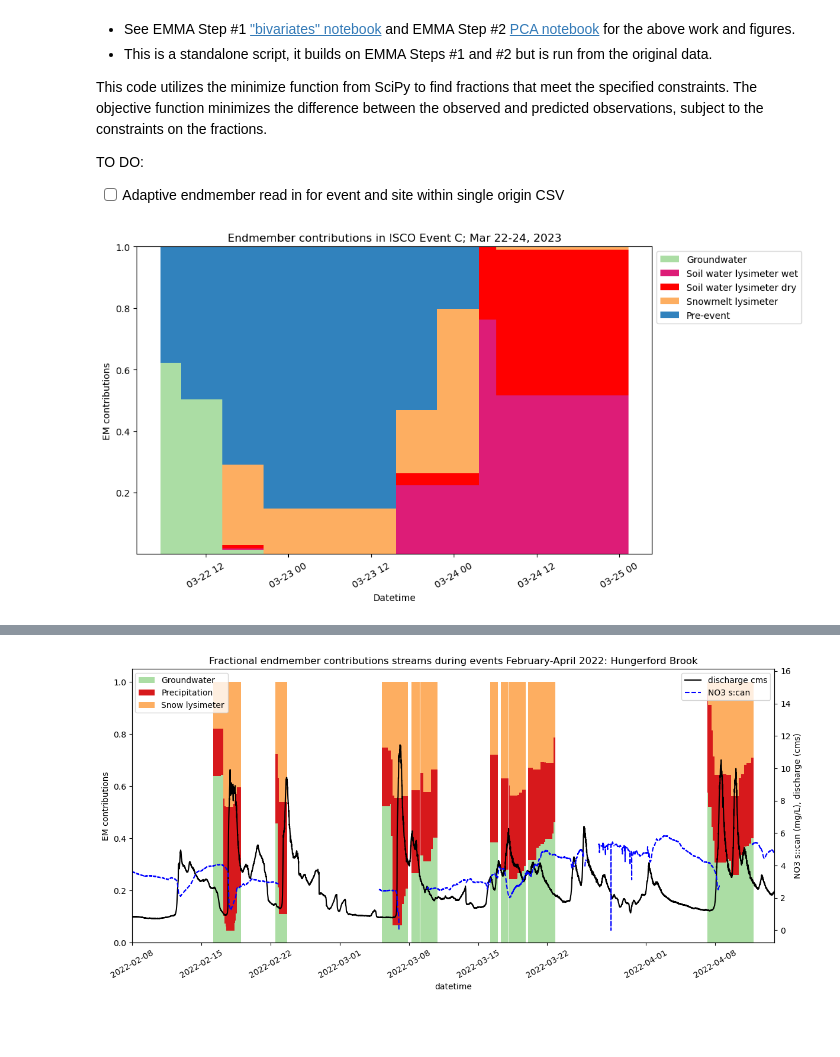
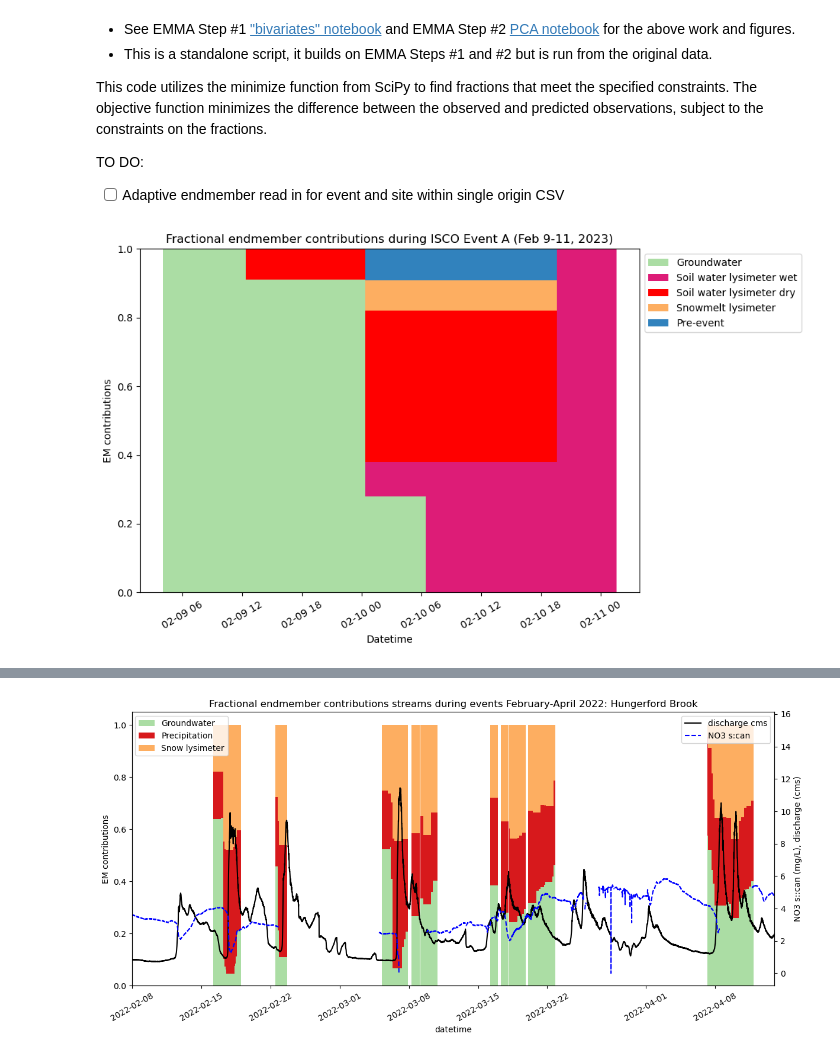
Before and after one commit to MeganEDuffy/EMMA, a Jupyter notebook: EMMA/Hungerford_2023_ISCO_EMMA.ipynb, the cells around one changed output, grey strips where cells are left out. Saved outputs shown, nothing was run; the diff lists cells and outputs as text; code cells hidden in the pictures; blank space fills up the shorter version.

```diff
--- a/EMMA/Hungerford_2023_ISCO_EMMA.ipynb
+++ b/EMMA/Hungerford_2023_ISCO_EMMA.ipynb
@@ -93,6 +93,13 @@ pca_2Dresult_streamwater = pd.DataFrame(pca_result_streamwater, columns=pcs)
 pca_2Dresult_streamwater = pd.concat([subset_streamwater[identifying_columns].reset_index(drop=True),
                                       pca_2Dresult_streamwater], axis=1)
 
+# PCA for endmembers
+subset_endmembers = em_data[selected_parameters]
+scaler = StandardScaler()
+scaled_endmembers = scaler.fit_transform(subset_endmembers)
+pca_endmembers = PCA(n_components=2)
+pca_result_endmembers = pca_endmembers.fit_transform(scaled_endmembers)
+
 #########
 # EMMA  #
 #########
@@ -127,53 +134,92 @@ for i in range(len(pca_result_streamwater)):
 fractions = np.vstack(fractions)
 
 # Create a DataFrame with the fraction information
-fractions_df = pd.DataFrame(fractions, columns=endmember_data['Type'])
+fractions_df = pd.DataFrame(fractions, columns=em_data['Type'])
 
 # Attach identifying information back to fractions DataFrame
 fractions_df = pd.concat([subset_streamwater[identifying_columns].reset_index(drop=True), fractions_df], axis=1)
 
 # Optionally, calculate the sum of fractions (on numeric columns only)
-fractions_df['Sum Fractions'] = fractions_df[endmember_data['Type']].sum(axis=1)
+fractions_df['Sum Fractions'] = fractions_df[em_data['Type']].sum(axis=1)
 
 #######################
 # VISUALIAZE THE EMMA #
 #######################
 
+# Filter data for samples in Event A
+eventA_df = fractions_df[(fractions_df['Datetime'] >= '02/09/2023 00:00') \
+                         & (fractions_df['Datetime'] <= '02/11/2023 00:00')]
+
+# Filter data for samples in Event B
+eventB_df = fractions_df[(fractions_df['Datetime'] >= '02/14/2023 00:00') \
+                         & (fractions_df['Datetime'] <= '02/18/2023 00:00')]
+
 # Filter data for samples in Event C
 eventC_df = fractions_df[(fractions_df['Datetime'] >= '03/05/2023 00:00') \
                          & (fractions_df['Datetime'] <= '03/26/2023 00:00')]
 
+# Filter data for samples in Event D
+eventD_df = fractions_df[(fractions_df['Datetime'] >= '03/30/2023 00:00') \
+                         & (fractions_df['Datetime'] <= '04/12/2023 00:00')]
+
 # Set 'Datetime' as the index
+eventA_df.set_index('Datetime', inplace=True)
+eventB_df.set_index('Datetime', inplace=True)
 eventC_df.set_index('Datetime', inplace=True)
+eventD_df.set_index('Datetime', inplace=True)
 
 # Define colors for each endmember
 colors = {'Groundwater': '#abdda4', \
           'Soil water lysimeter wet': '#dd1c77', \
           'Soil water lysimeter dry': 'red',\
           'Snowmelt lysimeter': '#fdae61',\
           'Pre-event': '#3182bd' }
 
-# Plot stacked bar chart
-plt.figure(figsize=(10, 6))
+# Define a function to plot a stacked bar chart for an event
+def plot_event(event_df, event_name, colors, figsize=(10, 6)):
+    """
+    Plots a stacked bar chart of fractional endmember contributions for a specific event.
 
-bottom = None
-for column, color in colors.items():
-    plt.bar(eventC_df.index, eventC_df[column], label=column, color=color, bottom=bottom)
-    if bottom is None:
-        bottom = eventC_df[column].values
-    else:
-        bottom += eventC_df[column].values
+    Parameters:
+    - event_df: DataFrame containing data for the event, with Datetime as the index.
+    - event_name: Name of the event (str) to use in the plot title.
+    - colors: Dictionary mapping endmembers to colors.
+    - figsize: Tuple specifying figure size.
+    """
+    if event_df.empty:
+        print(f"Warning: {event_name} has no data to plot.")
+        return
 
-plt.xlabel('Datetime')
-plt.ylabel('EM contributions')
-plt.title('Endmember contributions in ISCO Event C; Mar 22-24, 2023')
+    plt.figure(figsize=figsize)
+    bottom = None
 
-# Rotate x-axis tick labels
-plt.xticks(rotation=30)
+    # Iterate through the endmembers and stack their contributions
+    for column, color in colors.items():
+        plt.bar(event_df.index, event_df[column], label=column, color=color, bottom=bottom)
+        if bottom is None:
+            bottom = event_df[column].values
+        else:
+            bottom += event_df[column].values
 
-# Place legend outside the plot on the left
-plt.legend(loc='upper left', bbox_to_anchor=(1, 1))
+    # Add plot labels and title
+    plt.xlabel('Datetime')
+    plt.ylabel('EM contributions')
+    plt.title(f'Fractional endmember contributions during ISCO {event_name}')
 
-plt.show()
+    # Rotate x-axis tick labels for better readability
+    plt.xticks(rotation=30)
+
+    # Place the legend outside the plot
+    plt.legend(loc='upper left', bbox_to_anchor=(1, 1))
+
+    # Show the plot
+    plt.tight_layout()  # Adjust layout to prevent clipping
+    plt.show()
+
+# Call the function for each event
+plot_event(eventA_df, "Event A (Feb 9-11, 2023)", colors)
+plot_event(eventB_df, "Event B (Feb 14-18, 2023)", colors)
+plot_event(eventC_df, "Event C (Mar 22-26, 2023)", colors)
+plot_event(eventD_df, "Event D (Mar 30 - Apr 12, 2023)", colors)
 # %% [output]
-[figure, old version]
+[figure, new version]
```
Also changed, not shown: parts of 3 cells of this notebook, 5 other files.
